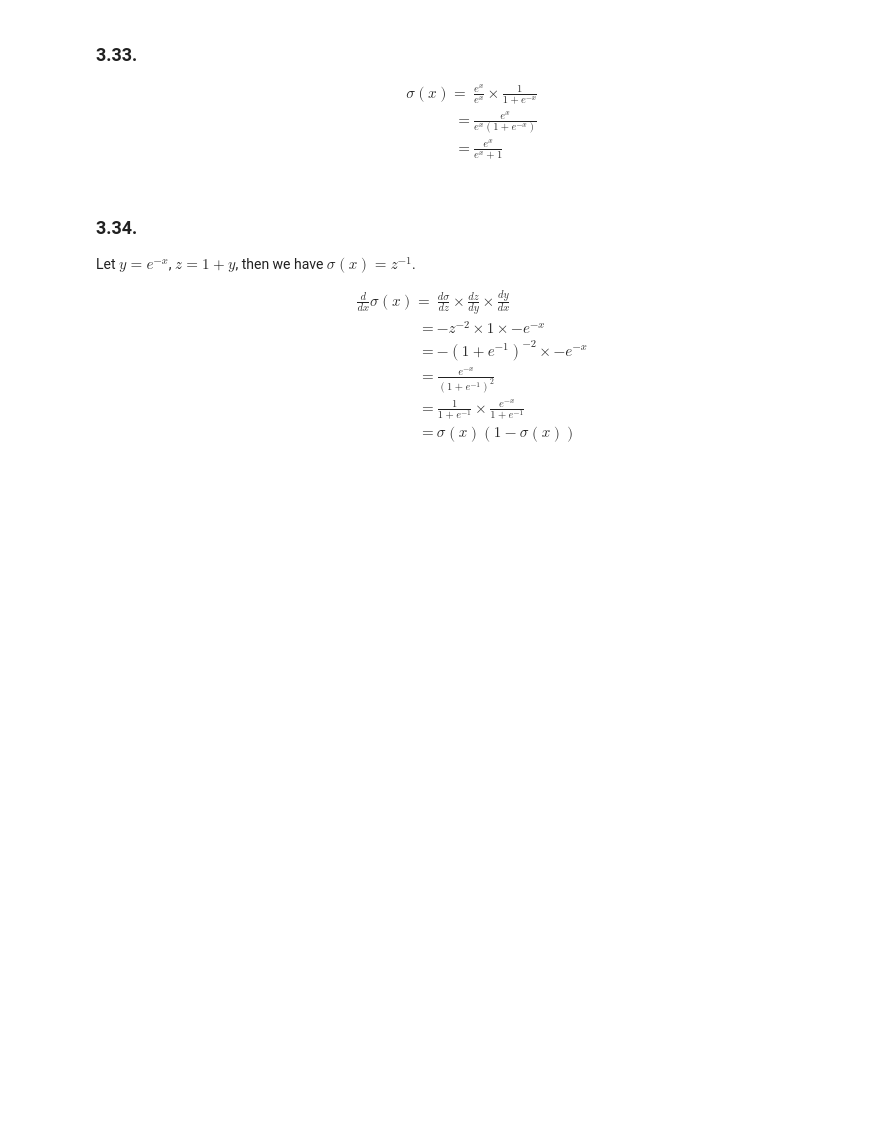
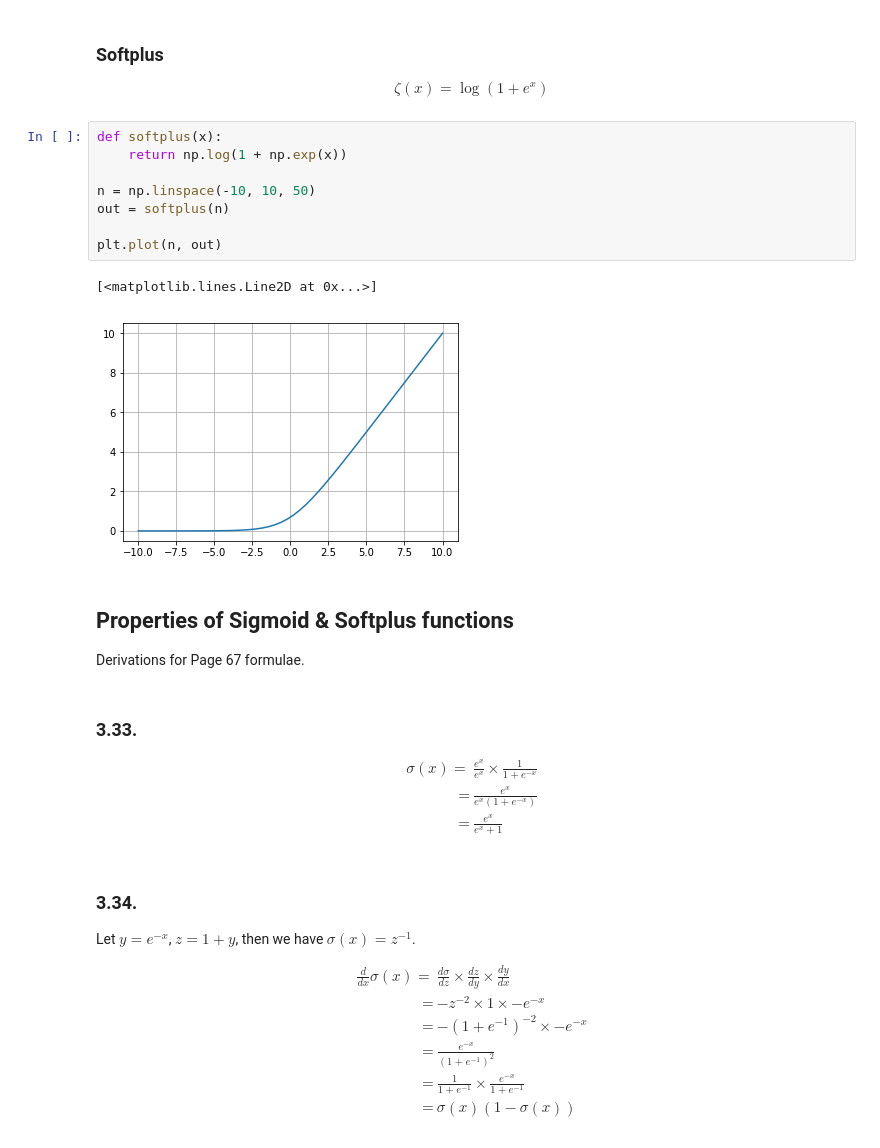
Before and after one commit to esvhd/notes, a Jupyter notebook: ML/Deep_Learning_Book.ipynb, the cells around one changed output. Saved outputs shown, nothing was run; the diff lists cells and outputs as text; blank space fills up the shorter version.

```diff
--- a/ML/Deep_Learning_Book.ipynb
+++ b/ML/Deep_Learning_Book.ipynb
@@ -21,3 +30,21 @@ Derivations for Page 67 formulae.
+# %% [markdown]
+### Softplus
+
+$$ \zeta(x) = \log(1 + e^x) $$
+# %%
+def softplus(x):
+    return np.log(1 + np.exp(x))
+
+n = np.linspace(-10, 10, 50)
+out = softplus(n)
+
+plt.plot(n, out)
+# %% [output]
+[<matplotlib.lines.Line2D at 0x...>]
+[figure, added]
+# %% [markdown]
+## Properties of Sigmoid & Softplus functions
+Derivations for Page 67 formulae.
 # %% [markdown]
 ### 3.33.
 
```
Also changed, not shown: parts of 19 cells of this notebook.
